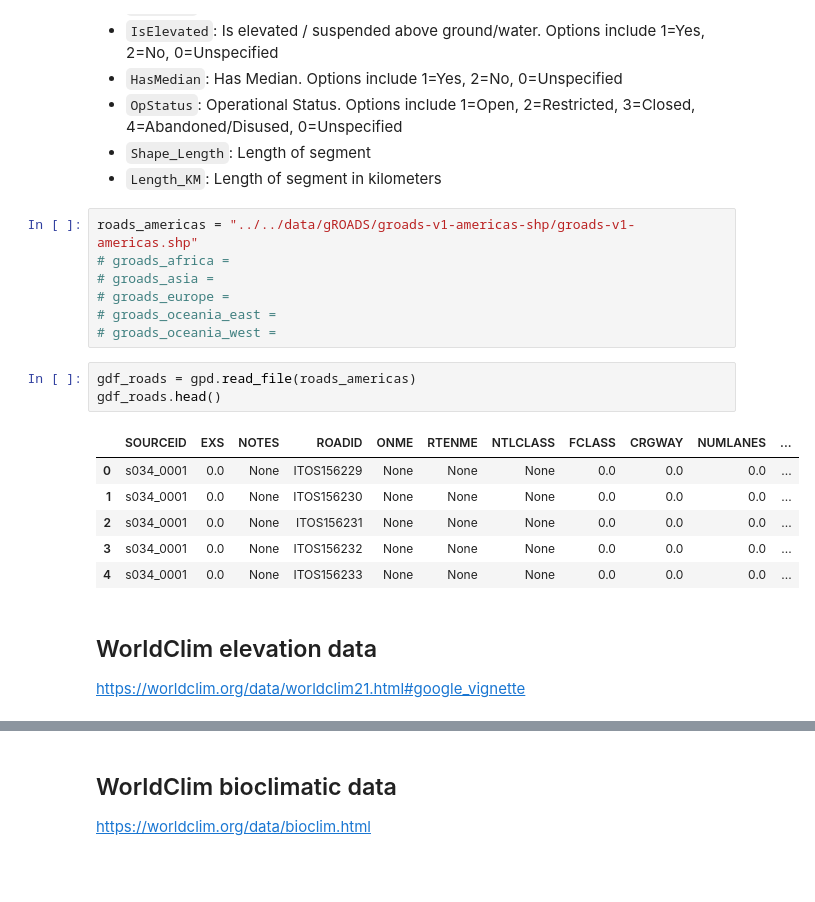
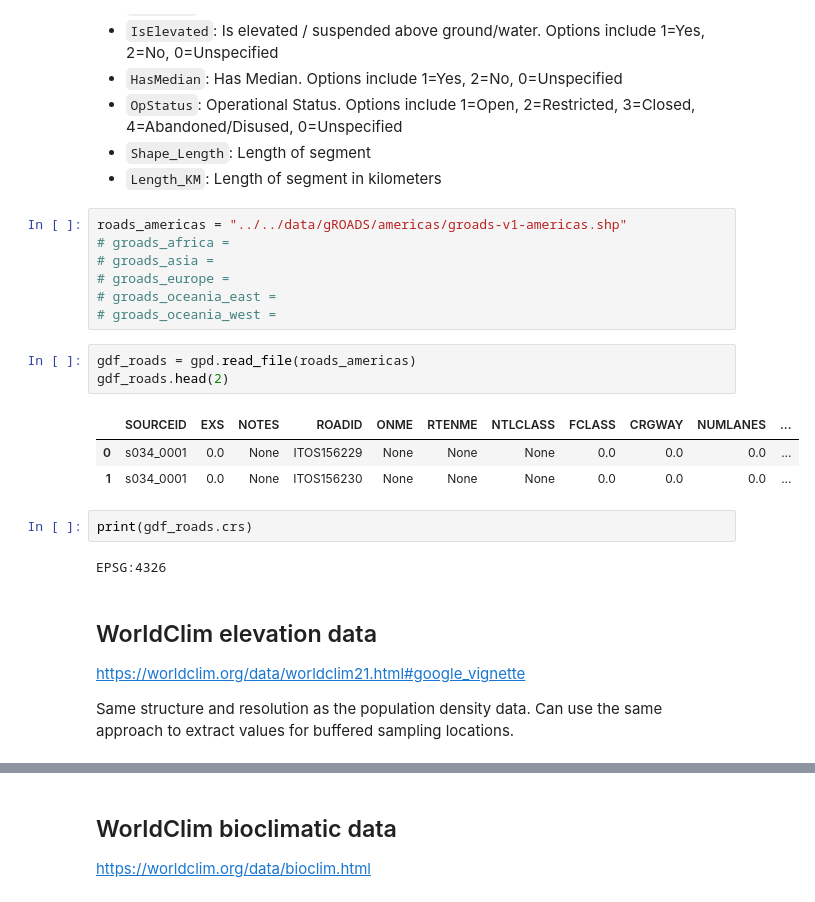
Before and after one commit to j-nystrom/biodiversity-impacts, a Jupyter notebook: notebooks/geodata_processing.ipynb, the cells around one changed output, grey strips where cells are left out. Drawn from its saved outputs; the diff is of its cells as text; blank space fills up the shorter version.

```diff
--- a/notebooks/geodata_processing.ipynb
+++ b/notebooks/geodata_processing.ipynb
@@ -412,7 +260,7 @@ One data set available for each continent.
 - `Shape_Length`: Length of segment
 - `Length_KM`: Length of segment in kilometers
 # %%
-roads_americas = "../../data/gROADS/groads-v1-americas-shp/groads-v1-americas.shp"
+roads_americas = "../../data/gROADS/americas/groads-v1-americas.shp"
 # groads_africa =
 # groads_asia =
 # groads_europe =
@@ -420,15 +268,18 @@ roads_americas = "../../data/gROADS/groads-v1-americas-shp/groads-v1-americas.sh
 # groads_oceania_west =
 # %%
 gdf_roads = gpd.read_file(roads_americas)
-gdf_roads.head()
+gdf_roads.head(2)
 # %% [output]
 |  | SOURCEID | EXS | NOTES | ROADID | ONME | RTENME | NTLCLASS | FCLASS | CRGWAY | NUMLANES | ... |
 | 0 | s034_0001 | 0.0 | None | ITOS156229 | None | None | None | 0.0 | 0.0 | 0.0 | ... |
 | 1 | s034_0001 | 0.0 | None | ITOS156230 | None | None | None | 0.0 | 0.0 | 0.0 | ... |
-| 2 | s034_0001 | 0.0 | None | ITOS156231 | None | None | None | 0.0 | 0.0 | 0.0 | ... |
-| 3 | s034_0001 | 0.0 | None | ITOS156232 | None | None | None | 0.0 | 0.0 | 0.0 | ... |
-| 4 | s034_0001 | 0.0 | None | ITOS156233 | None | None | None | 0.0 | 0.0 | 0.0 | ... |
+# %%
+print(gdf_roads.crs)
+# %% [output]
+EPSG:4326
 # %% [markdown]
 ## WorldClim elevation data
 
 https://worldclim.org/data/worldclim21.html#google_vignette
+
+Same structure and resolution as the population density data. Can use the same approach to extract values for buffered sampling locations.
```
Also changed, not shown: parts of 24 cells of this notebook, 4 other files.
